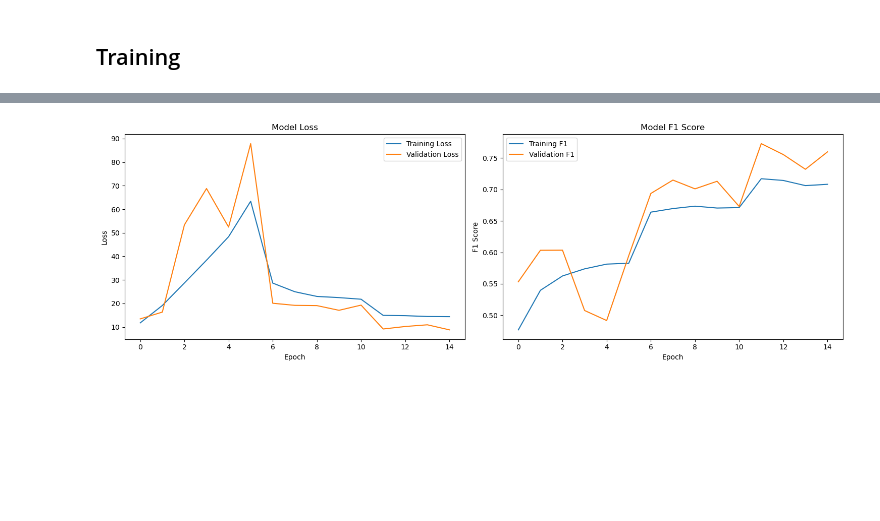
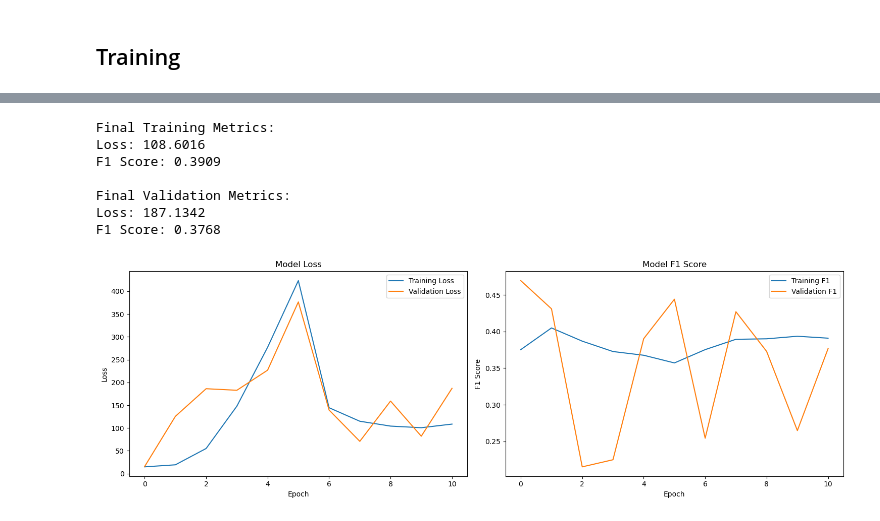
Before and after one commit to athada/Polytrack-2k25, a Jupyter notebook: Imitation-Learning/IL.ipynb, the cells around one changed output, grey strips where cells are left out. Saved outputs shown, nothing was run; the diff lists cells and outputs as text; code cells hidden in the pictures; blank space fills up the shorter version.

```diff
--- a/Imitation-Learning/IL.ipynb
+++ b/Imitation-Learning/IL.ipynb
@@ -292,3 +364,33 @@ class F1Score(tf.keras.metrics.Metric):
+# %%
+def calculate_class_weights(data_loader):
+    """
+    Calculate class weights based on the distribution of actions in the dataset
+    """
+    # Count occurrences of each action
+    action_counts = {}
+    for action in data_loader.merged_data['actions']:
+        label = data_loader._process_action(action)
+        action_counts[label] = action_counts.get(label, 0) + 1
+
+    # Calculate total samples
+    n_samples = sum(action_counts.values())
+
+    # Calculate class weights
+    n_classes = len(data_loader.key_mapping.values())
+    class_weights = {}
+
+    for class_idx in range(n_classes):
+        if class_idx in action_counts:
+            # Balanced weight = total_samples / (n_classes * samples_in_class)
+            class_weights[class_idx] = n_samples / (n_classes * action_counts[class_idx])
+        else:
+            class_weights[class_idx] = 1.0
+
+    print("Class distribution:")
+    for class_idx, count in action_counts.items():
+        print(f"Class {class_idx}: {count} samples, weight: {class_weights[class_idx]:.2f}")
+
+    return class_weights
 # %%
 def save_model_for_web(model, save_dir: str = "web_model", weight_shard_size_bytes=1024*1024*1024):
     """
@@ -409,8 +435,9 @@ Files saved:
 # %%
 # Initialize with directory containing JSON files
 data_loader = LazyTelemetryDataLoader(
-    data_dir='./Dataset',
-    batch_size=32
+    data_dir='./Datasetv2',
+    batch_size=32,
+    val_split=0.05
 )
 
 # Get datasets
@@ -429,0 +457,3 @@ Validation steps per epoch: 341
+# %%
+# Calculate class weights before training
+class_weights = calculate_class_weights(data_loader)
@@ -433,7 +492,7 @@ epochs = 20
 
 callbacks = [
     # Early Stopping
-    tf.keras.callbacks.EarlyStopping(monitor='val_f1_score',patience=10,restore_best_weights=True,mode='min'),
+    tf.keras.callbacks.EarlyStopping(monitor='val_loss',patience=10,restore_best_weights=True,mode='min'),
     # Learning Rate Reduction
     tf.keras.callbacks.ReduceLROnPlateau(monitor='val_loss',factor=0.2,patience=5, min_lr=1e-6, mode='min')
 ]
@@ -447,6 +506,7 @@ history = model.fit(train_ds,
           steps_per_epoch=params['steps_per_epoch'],
           validation_data=val_ds,
           validation_steps=params['validation_steps'],
-          callbacks=callbacks)
+          callbacks=callbacks,
+          class_weight=class_weights)
 # %% [output]
 Epoch 1/20
@@ -484,27 +513,12 @@ F1 Score: 0.7598
-# %%
-# Plot training history
-plt.figure(figsize=(15, 5))
-
-# Plot loss
-plt.subplot(1, 2, 1)
-plt.plot(history.history['loss'], label='Training Loss')
-plt.plot(history.history['val_loss'], label='Validation Loss')
-plt.title('Model Loss')
-plt.xlabel('Epoch')
-plt.ylabel('Loss')
-plt.legend()
-
-# Plot F1 Score
-plt.subplot(1, 2, 2)
-plt.plot(history.history['f1_score'], label='Training F1')
-plt.plot(history.history['val_f1_score'], label='Validation F1')
-plt.title('Model F1 Score')
-plt.xlabel('Epoch')
-plt.ylabel('F1 Score')
-plt.legend()
-
-plt.tight_layout()
-plt.show()
-# %% [output]
-[figure, removed]
+# %%
+plot_training_history(history)
+# %% [output]
+Final Training Metrics:
+Loss: 108.6016
+F1 Score: 0.3909
+
+Final Validation Metrics:
+Loss: 187.1342
+F1 Score: 0.3768
+[figure, added]
 # %%
```
Also changed, not shown: parts of 14 cells of this notebook.
